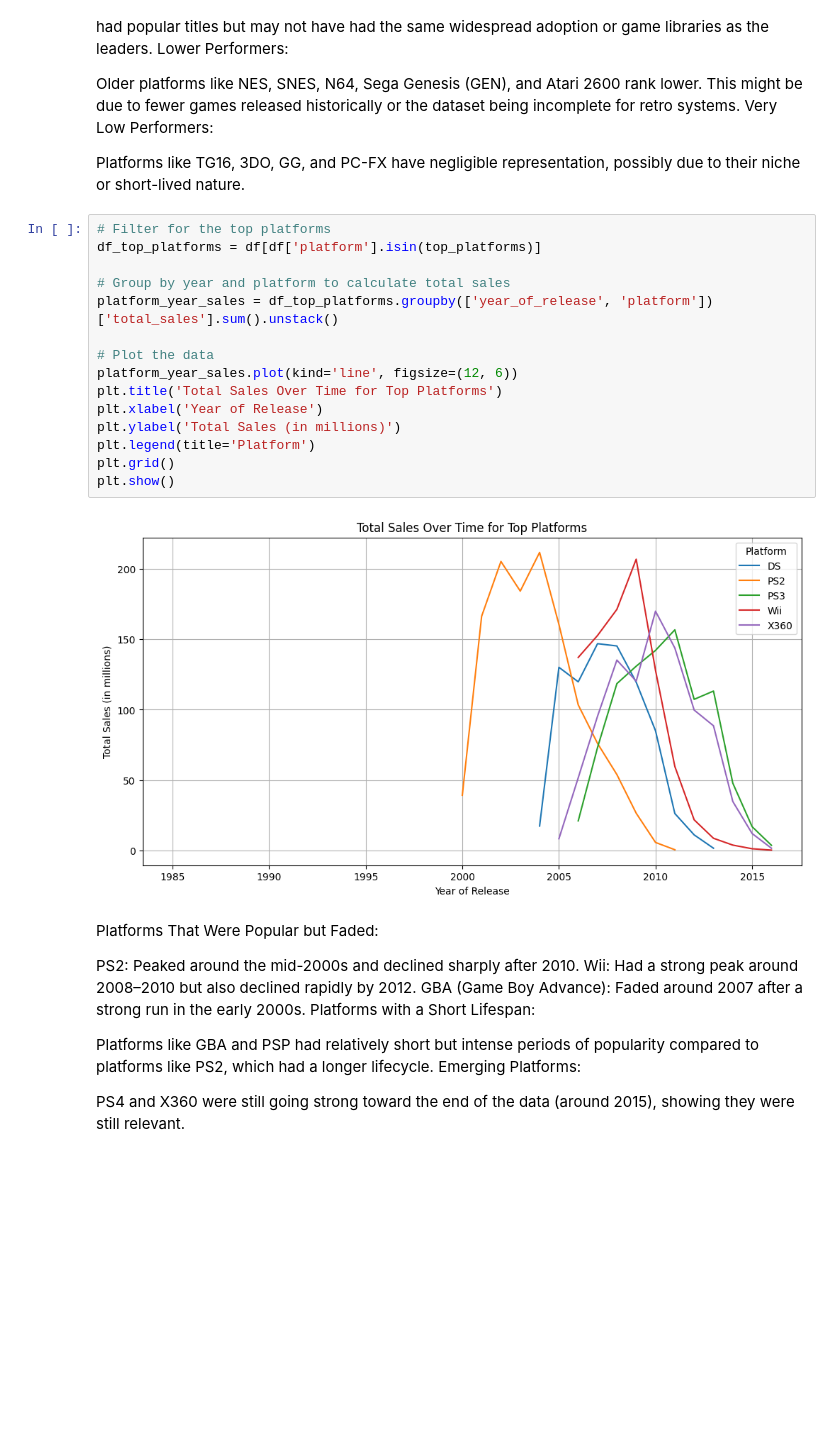
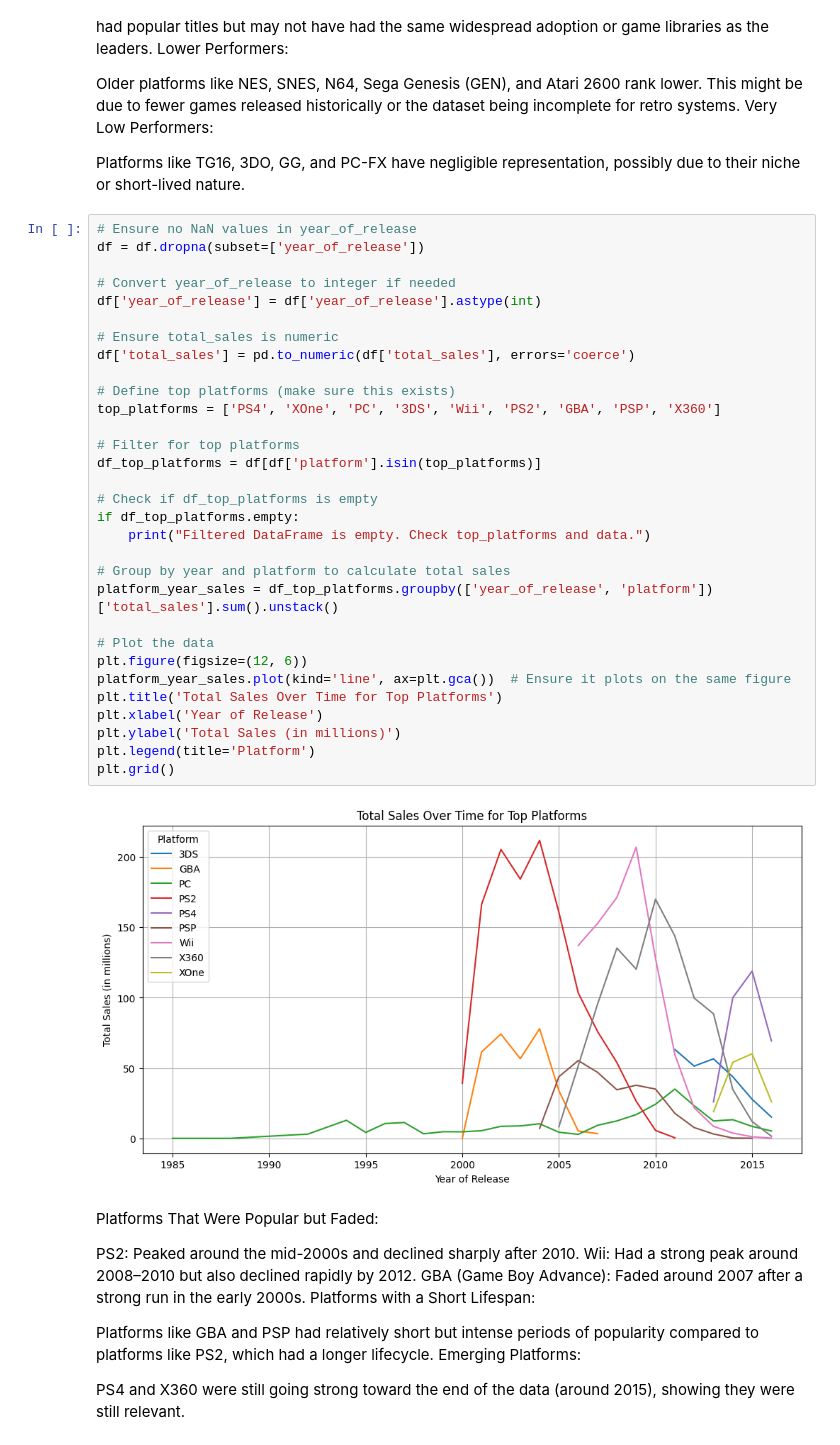
Before and after one commit to MitchellAsh/game-trends, a Jupyter notebook: game_trends_analysis.ipynb, the cells around one changed output. Saved outputs shown, nothing was run; the diff lists cells and outputs as text; blank space fills up the shorter version.

```diff
--- a/game_trends_analysis.ipynb
+++ b/game_trends_analysis.ipynb
@@ -190,22 +190,38 @@ Very Low Performers:
 
 Platforms like TG16, 3DO, GG, and PC-FX have negligible representation, possibly due to their niche or short-lived nature.
 # %%
-# Filter for the top platforms
+# Ensure no NaN values in year_of_release
+df = df.dropna(subset=['year_of_release'])
+
+# Convert year_of_release to integer if needed
+df['year_of_release'] = df['year_of_release'].astype(int)
+
+# Ensure total_sales is numeric
+df['total_sales'] = pd.to_numeric(df['total_sales'], errors='coerce')
+
+# Define top platforms (make sure this exists)
+top_platforms = ['PS4', 'XOne', 'PC', '3DS', 'Wii', 'PS2', 'GBA', 'PSP', 'X360']
+
+# Filter for top platforms
 df_top_platforms = df[df['platform'].isin(top_platforms)]
+
+# Check if df_top_platforms is empty
+if df_top_platforms.empty:
+    print("Filtered DataFrame is empty. Check top_platforms and data.")
 
 # Group by year and platform to calculate total sales
 platform_year_sales = df_top_platforms.groupby(['year_of_release', 'platform'])['total_sales'].sum().unstack()
 
 # Plot the data
-platform_year_sales.plot(kind='line', figsize=(12, 6))
+plt.figure(figsize=(12, 6))
+platform_year_sales.plot(kind='line', ax=plt.gca())  # Ensure it plots on the same figure
 plt.title('Total Sales Over Time for Top Platforms')
 plt.xlabel('Year of Release')
 plt.ylabel('Total Sales (in millions)')
 plt.legend(title='Platform')
 plt.grid()
-plt.show()
 # %% [output]
-[figure, old version]
+[figure, new version]
 # %% [markdown]
 Platforms That Were Popular but Faded:
 
```
